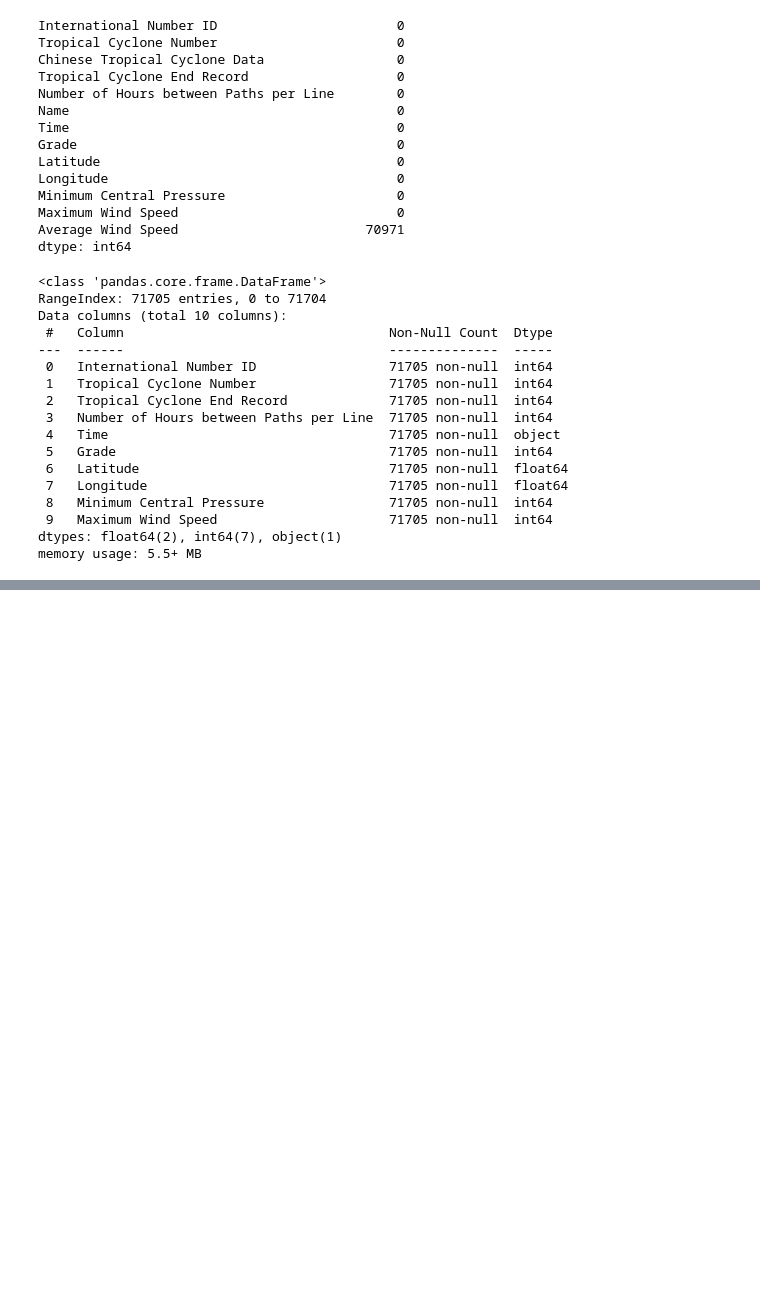
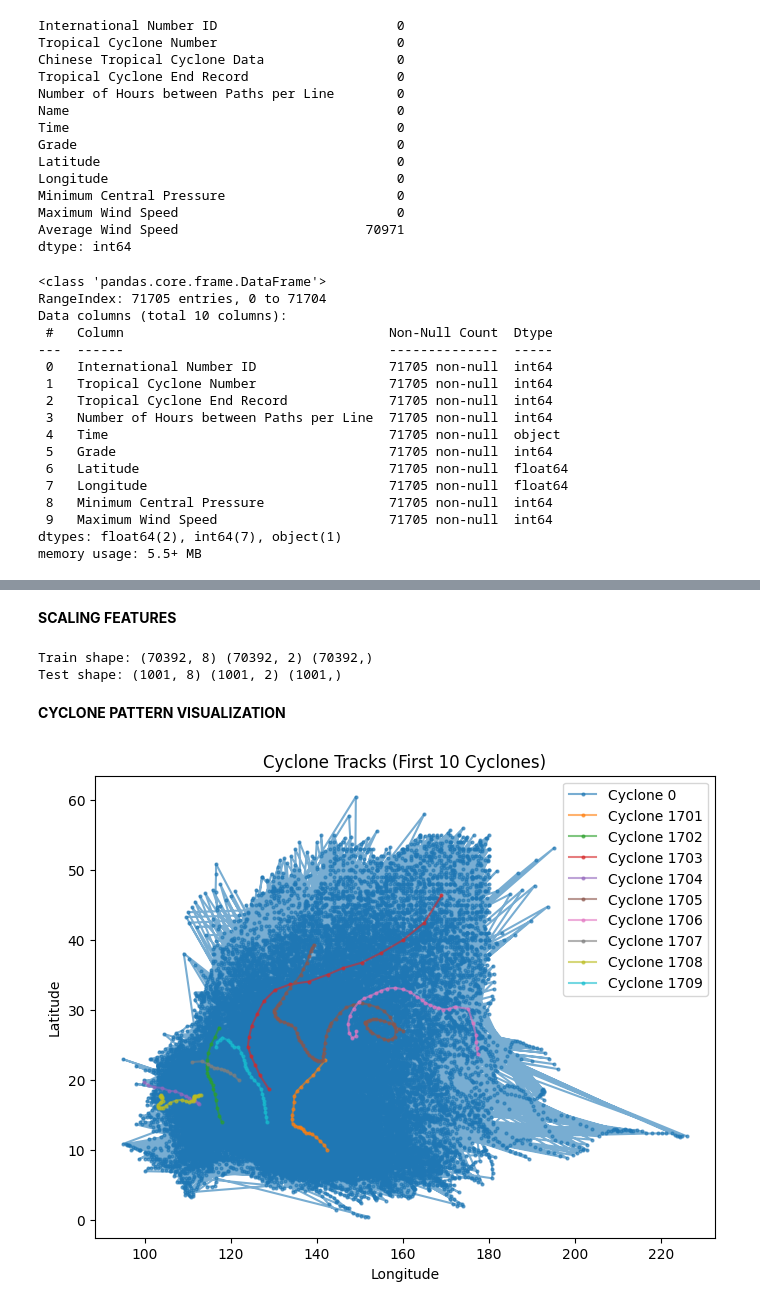
Before and after one commit to student-smritipandey/Cyclone-Path-And-Intensity-Forecasting-Model, a Jupyter notebook: Cyclone Path And Intensity Forecasting.ipynb, the cells around one changed output, grey strips where cells are left out. Drawn from its saved outputs; the diff is of its cells as text; code cells hidden in the pictures; blank space fills up the shorter version.

```diff
--- a/Cyclone Path And Intensity Forecasting.ipynb
+++ b/Cyclone Path And Intensity Forecasting.ipynb
@@ -105,0 +116,9 @@ memory usage: 5.5+ MB
+# %%
+data = data.dropna(subset=['Time']).reset_index(drop=True)
+# %%
+data['Year'] = data['Time'].dt.year
+data['Month'] = data['Time'].dt.month
+data['Day'] = data['Time'].dt.day
+data['Hour'] = data['Time'].dt.hour
+# %%
+data = data.sort_values(by=['International Number ID', 'Time']).reset_index(drop=True)
@@ -105,0 +127,7 @@ memory usage: 5.5+ MB
+# %%
+data['Prev_Lat'] = data.groupby('International Number ID')['Latitude'].shift(1)
+data['Prev_Lon'] = data.groupby('International Number ID')['Longitude'].shift(1)
+data['Prev_MaxWind'] = data.groupby('International Number ID')['Maximum Wind Speed'].shift(1)
+
+
+data = data.dropna().reset_index(drop=True)
@@ -105,0 +158,14 @@ memory usage: 5.5+ MB
+# %% [markdown]
+**SCALING FEATURES**
+# %%
+scaler = StandardScaler()
+X_train_scaled = scaler.fit_transform(X_train)
+X_test_scaled = scaler.transform(X_test)
+
+print("Train shape:", X_train_scaled.shape, y_path_train.shape, y_intensity_train.shape)
+print("Test shape:", X_test_scaled.shape, y_path_test.shape, y_intensity_test.shape)
+# %% [output]
+Train shape: (70392, 8) (70392, 2) (70392,)
+Test shape: (1001, 8) (1001, 2) (1001,)
+# %% [markdown]
+**CYCLONE PATTERN VISUALIZATION**
@@ -105,0 +174,13 @@ memory usage: 5.5+ MB
+# %%
+plt.figure(figsize=(8,6))
+for cid in data['International Number ID'].unique()[:10]:
+    subset = data[data['International Number ID'] == cid]
+    plt.plot(subset['Longitude'], subset['Latitude'], marker='o', markersize=2, alpha=0.6, label=f"Cyclone {cid}")
+
+plt.xlabel("Longitude")
+plt.ylabel("Latitude")
+plt.title("Cyclone Tracks (First 10 Cyclones)")
+plt.legend()
+plt.show()
+# %% [output]
+[figure, added]
```
Also changed, not shown: parts of 17 cells of this notebook.
